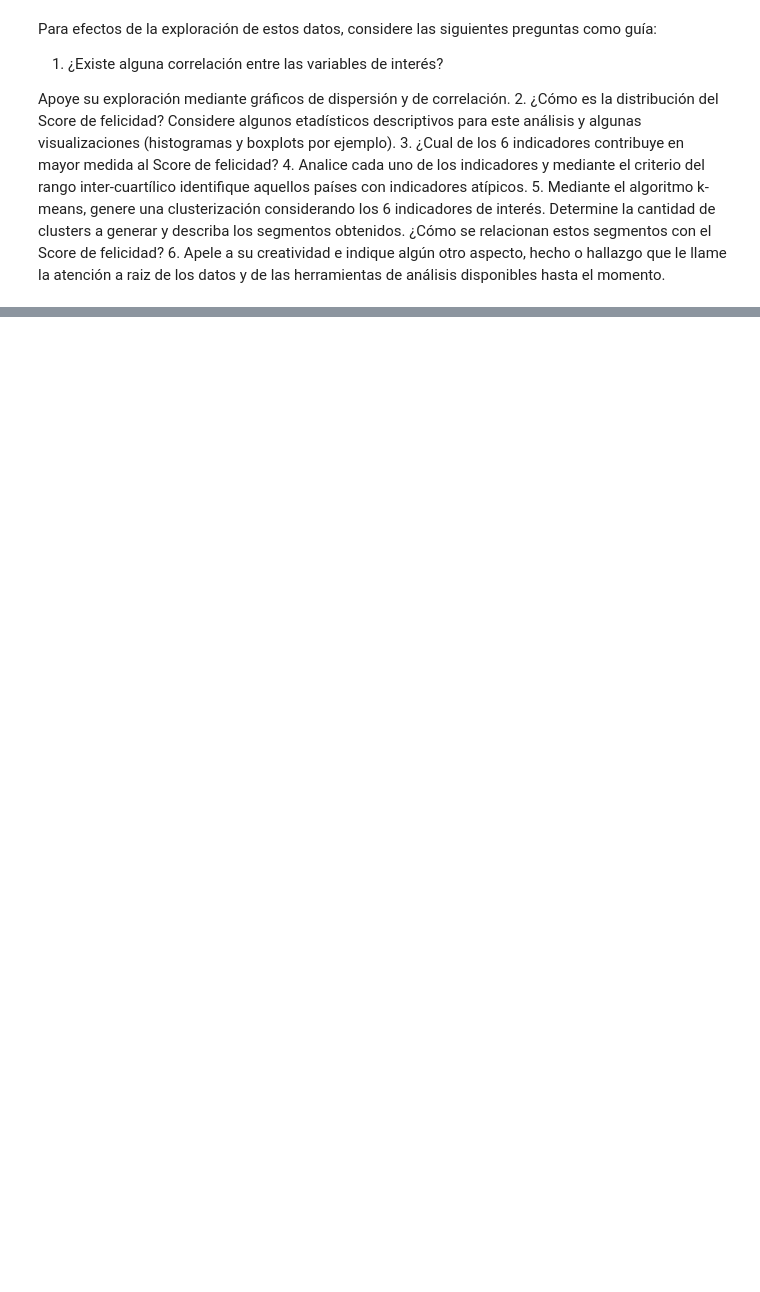
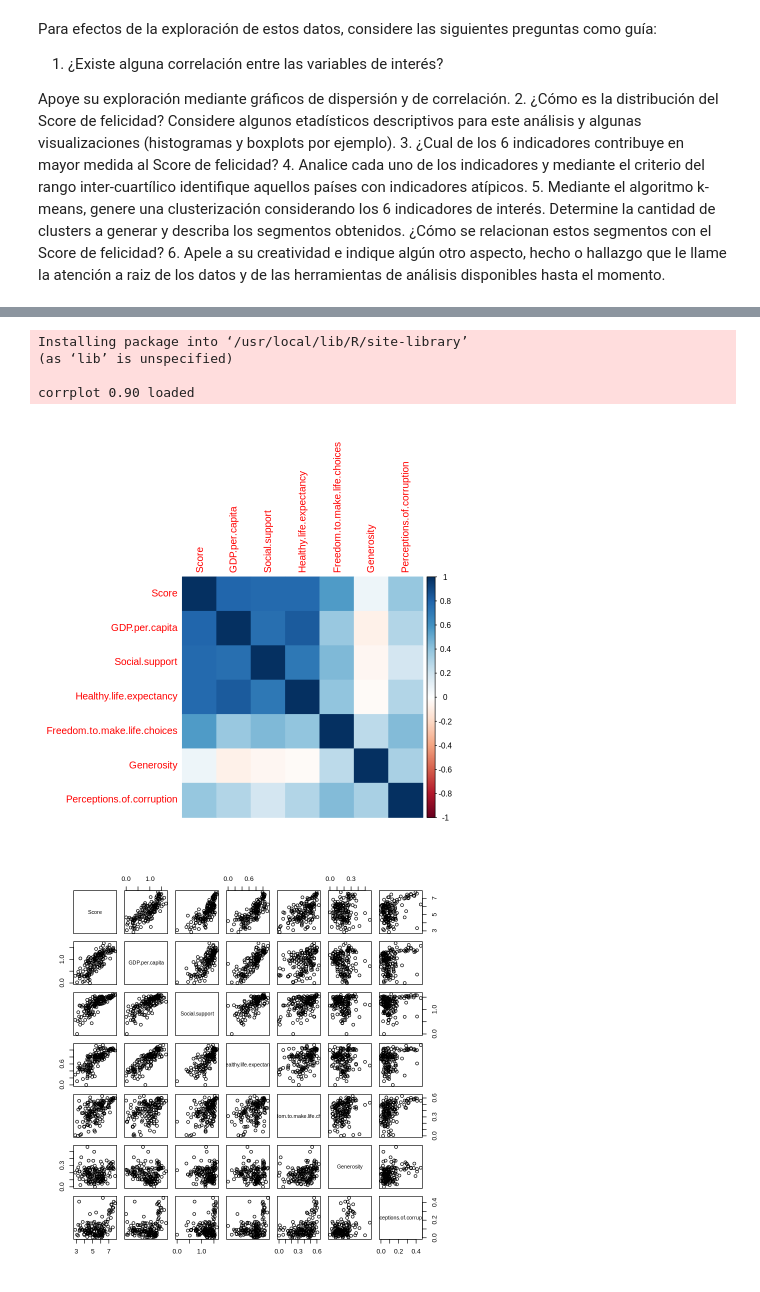
Before and after one commit to rodrigo-coco-espinoza/Introduccion_a_ciencia_de_datos_R_v2, a Jupyter notebook: Ayudantías/A5/A5_desarrollo.ipynb, the cells around one changed output, grey strips where cells are left out. Drawn from its saved outputs; the diff is of its cells as text; code cells hidden in the pictures; blank space fills up the shorter version.

```diff
--- a/Ayudantías/A5/A5_desarrollo.ipynb
+++ b/Ayudantías/A5/A5_desarrollo.ipynb
@@ -280,0 +523,20 @@ Para efectos de la exploración de estos datos, considere las siguientes pregunt
+# %%
+install.packages("corrplot")
+library(corrplot)
+# %% [output]
+Installing package into ‘/usr/local/lib/R/site-library’
+(as ‘lib’ is unspecified)
+
+corrplot 0.90 loaded
+# %%
+matriz_corr <- cor(data[,-c(1,2)])
+
+# https://cran.r-project.org/web/packages/corrplot/vignettes/corrplot-intro.html
+
+corrplot(matriz_corr, method = "color")
+
+# grafico de dispersión
+pairs(data[,-c(1,2)])
+# %% [output]
+[figure, added]
+[figure, added]
```
Also changed, not shown: parts of 19 cells of this notebook.
